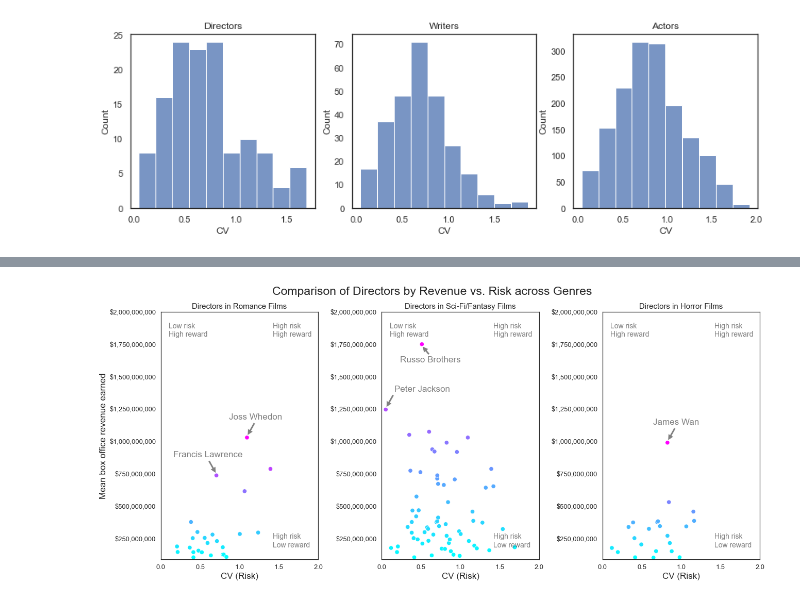
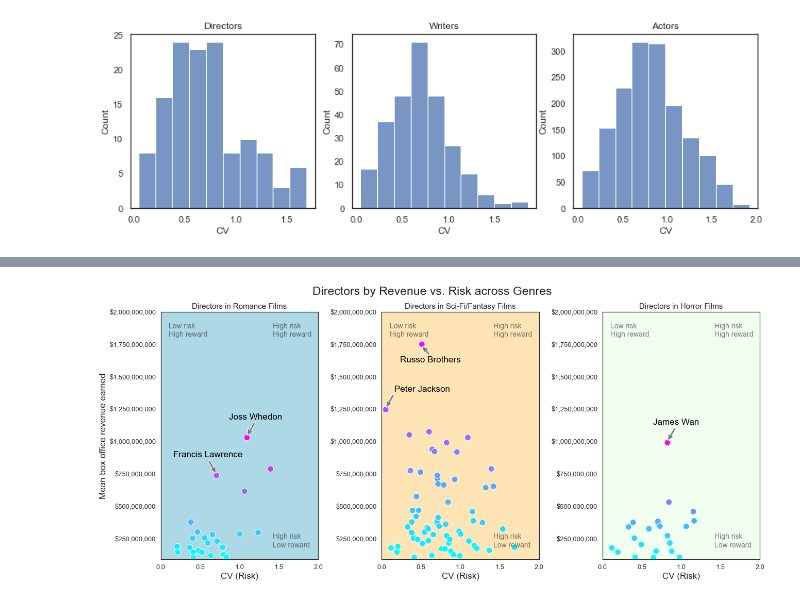
Before and after one commit to hall-nicholas/flatiron-ds-project-1, a Jupyter notebook: code/phase1_project.ipynb, the cells around one changed output, grey strips where cells are left out. Drawn from its saved outputs; the diff is of its cells as text; code cells hidden in the pictures.

Commit message:
Repaired code damaged by conflict resolution; minor touches to visualization code

```diff
--- a/code/phase1_project.ipynb
+++ b/code/phase1_project.ipynb
@@ -454,7 +403,7 @@ for df, ax in zip([romn_dir_df, scif_dir_df, horr_dir_df], [ax0, ax1, ax2]):
                     c=df.mean_total_gross,
                     cmap='cool',
                     marker='o',
-                    s=70,
+                    s=140,
                     ax=ax)
 
     # Miscellaneous formatting
@@ -473,11 +422,15 @@ for df, ax in zip([romn_dir_df, scif_dir_df, horr_dir_df], [ax0, ax1, ax2]):
     ax.annotate('High risk\nLow reward', xy=(0.71, 0.05), xycoords='axes fraction', alpha=.6, fontsize=14)
 
 # Additional formatting
-fig.suptitle('Comparison of Directors by Revenue vs. Risk across Genres', fontsize=23);
+fig.suptitle('Directors by Revenue vs. Risk across Genres', fontsize=23);
 ax0.set_ylabel('Mean box office revenue earned', fontsize=17)
 ax0.set_title('Directors in Romance Films', fontsize=15)
 ax1.set_title('Directors in Sci-Fi/Fantasy Films', fontsize=15)
 ax2.set_title('Directors in Horror Films', fontsize=15)
+
+ax0.set_facecolor('lightblue')
+ax1.set_facecolor('moccasin')
+ax2.set_facecolor('honeydew')
 
 # Annotating directors
 # Joss Whedon - Romance
@@ -488,9 +441,9 @@ ax0.annotate('Joss Whedon',
             xytext=(temp_dir.coefficient_of_variation + .11,
                 temp_dir.mean_total_gross + 140000000),
             arrowprops=dict(facecolor='grey', shrink=0.05),
-            color='grey',
+            color='black',
             ha='center',
-            fontsize=17);
+            fontsize=17)
 
 # Francis Lawrence - Romance
 temp_dir = romn_dir_df.sort_values('mean_total_gross', ascending=False).loc[romn_dir_df.primary_name == 'Francis Lawrence'].copy()
@@ -500,44 +453,44 @@ ax0.annotate('Francis Lawrence',
             xytext=(temp_dir.coefficient_of_variation - .11,
                 temp_dir.mean_total_gross + 140000000),
             arrowprops=dict(facecolor='grey', shrink=0.05),
-            color='grey',
+            color='black',
             ha='center',
-            fontsize=17);
+            fontsize=17)
 
 # Russo Brothers - Sci-Fi/Fantasy
 temp_dir = scif_dir_df.sort_values('mean_total_gross', ascending=False).loc[scif_dir_df.primary_name == 'Joe Russo'].copy()
 ax1.annotate('Russo Brothers',
             xy=(temp_dir.coefficient_of_variation,
                 temp_dir.mean_total_gross - 10000000),
             xytext=(temp_dir.coefficient_of_variation + .11,
                 temp_dir.mean_total_gross - 140000000),
             arrowprops=dict(facecolor='grey', shrink=0.05),
-            color='grey',
+            color='black',
             ha='center',
-            fontsize=17);
+            fontsize=17)
 
 # Peter Jackson - Sci-Fi/Fantasy
 temp_dir = scif_dir_df.sort_values('mean_total_gross', ascending=False).loc[scif_dir_df.primary_name == 'Peter Jackson'].copy()
 ax1.annotate('Peter Jackson',
             xy=(temp_dir.coefficient_of_variation,
                 temp_dir.mean_total_gross + 10000000),
             xytext=(temp_dir.coefficient_of_variation + .11,
                 temp_dir.mean_total_gross + 140000000),
             arrowprops=dict(facecolor='grey', shrink=0.05),
-            color='grey',
+            color='black',
             ha='left',
-            fontsize=17);
+            fontsize=17)
 
 # James Wan - Horror
 temp_dir = horr_dir_df.sort_values('mean_total_gross', ascending=False).loc[horr_dir_df.primary_name == 'James Wan'].copy()
 ax2.annotate('James Wan',
             xy=(temp_dir.coefficient_of_variation,
                 temp_dir.mean_total_gross + 10000000),
             xytext=(temp_dir.coefficient_of_variation + .11,
                 temp_dir.mean_total_gross + 140000000),
             arrowprops=dict(facecolor='grey', shrink=0.05),
-            color='grey',
+            color='black',
             ha='center',
             fontsize=17);
 # %% [output]
-[figure, old version]
+[figure, new version]
```
Also changed, not shown: parts of 4 cells of this notebook.
